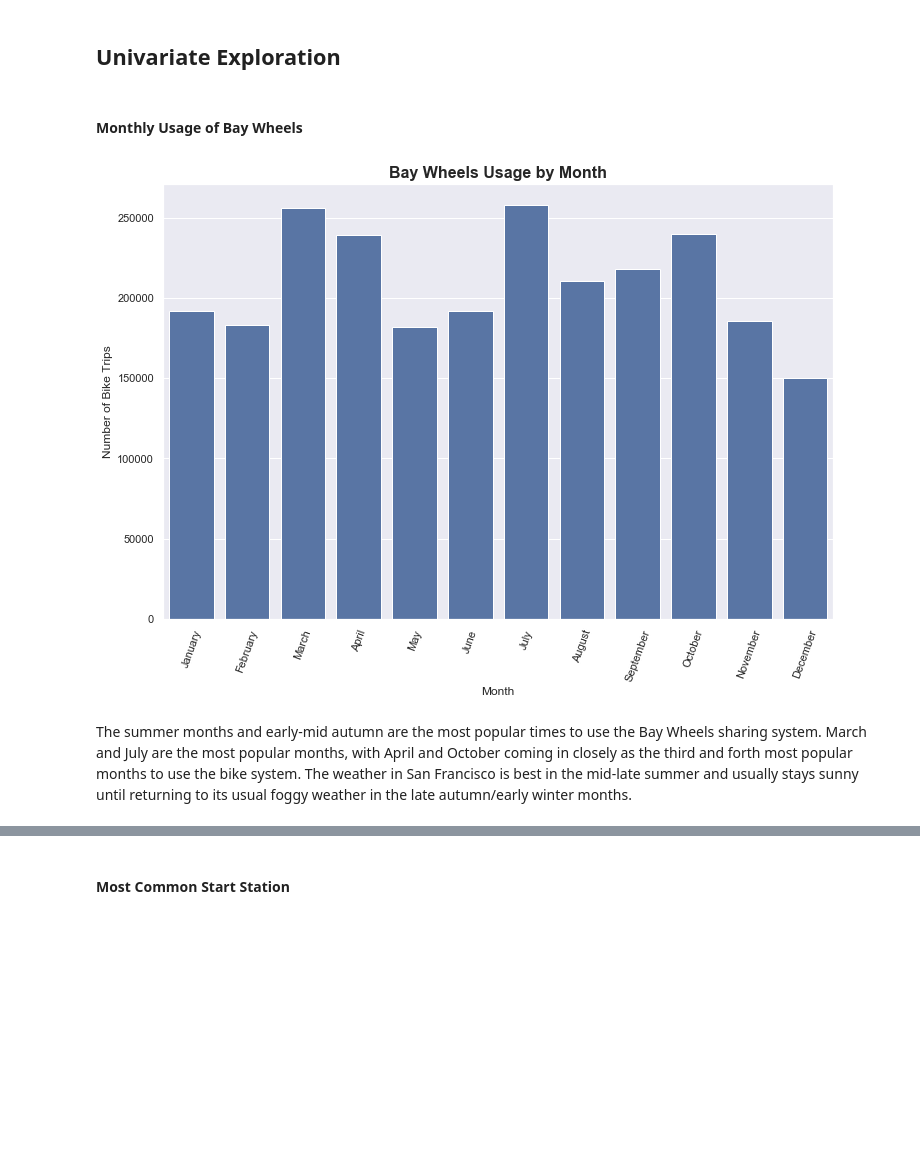
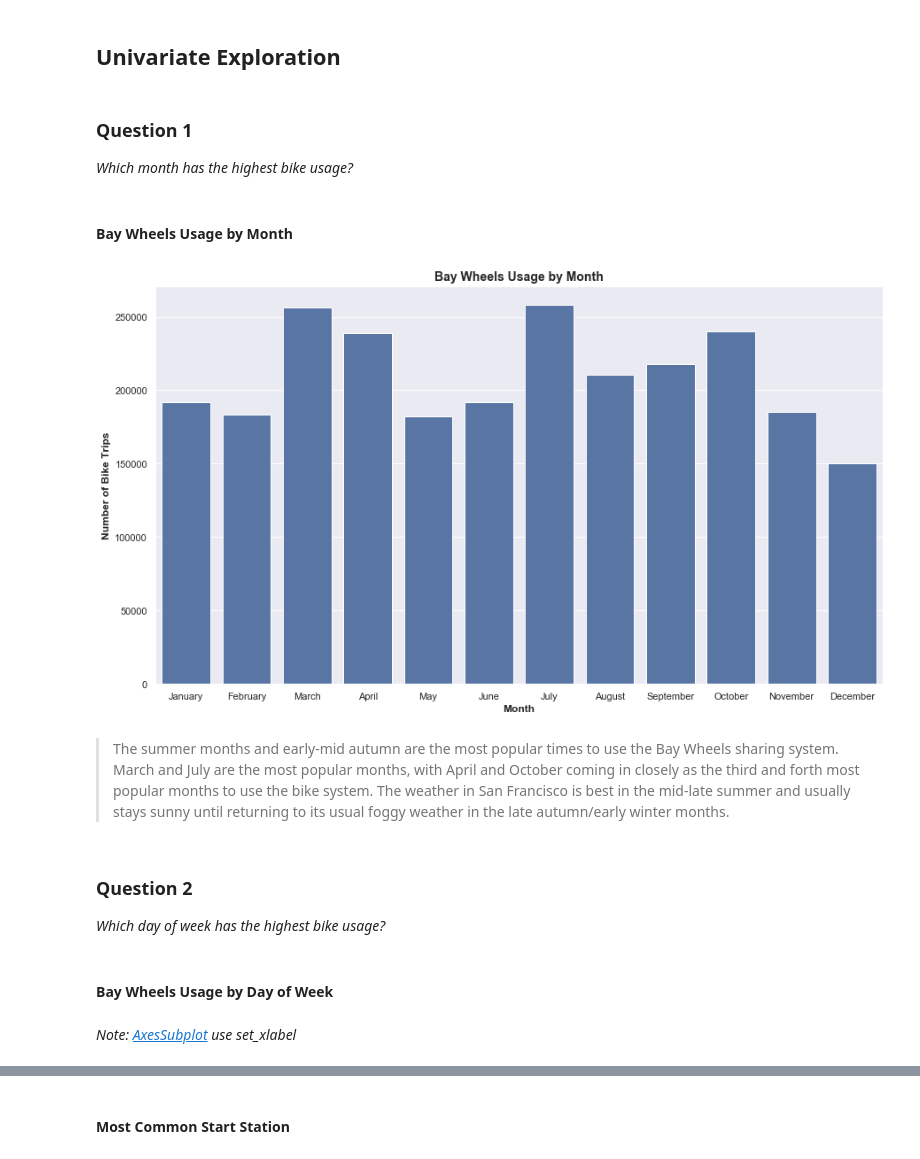
Before and after one commit to Kennedy0904/Udacity, a Jupyter notebook: Project Communicate_Data_Findings/exploration_template.ipynb, the cells around one changed output, grey strips where cells are left out. Drawn from its saved outputs; the diff is of its cells as text; code cells hidden in the pictures; blank space fills up the shorter version.

Commit message:
First Resubmission 20200509

```diff
--- a/Project Communicate_Data_Findings/exploration_template.ipynb
+++ b/Project Communicate_Data_Findings/exploration_template.ipynb
@@ -436,20 +438,31 @@ base_color = sns.color_palette()[0]
 # %%
 # Set sns style
 sns.set(style="darkgrid")
+# %% [markdown]
+### Question 1
+*Which month has the highest bike usage?*
 # %% [markdown]
-#### Monthly Usage of Bay Wheels
+####  Bay Wheels Usage by Month
 # %%
+#.title() to make the first letter in each word upper case:
 # Monthly usage of the Bay Wheels
-plt.figure(figsize=(12, 8))
+plt.figure(figsize=[14.70, 8.27])
 ax = sns.countplot(data = df_clean,
                    x = 'start_time_month',
                    color = base_color)
-ax.set_title('Bay Wheels Usage by Month', fontdict = {'fontsize':16,  'fontweight':'bold'})
-ax.set_xlabel('Month')
-ax.set_ylabel('Number of Bike Trips')
+ax.set_title('Bay Wheels Usage by Month', fontdict = {'fontsize':14,  'fontweight':'bold'})
+ax.set_xlabel('Month', fontsize = 12, weight = "bold")
+ax.set_ylabel('Number of Bike Trips', fontsize = 12, weight = "bold")
 #ax.set(xlabel='Month', ylabel='Number of Bike Trips', title='Bay Wheels Usage by Month')
-ax.set_xticklabels(ax.get_xticklabels(), rotation=70);
+ax.set_xticklabels(ax.get_xticklabels(), rotation = 0);
 # %% [output]
-[figure, old version]
+[figure, new version]
 # %% [markdown]
-The summer months and early-mid autumn are the most popular times to use the Bay Wheels sharing system. March and July are the most popular months, with April and October coming in closely as the third and forth most popular months to use the bike system. The weather in San Francisco is best in the mid-late summer and usually stays sunny until returning to its usual foggy weather in the late autumn/early winter months.
+> The summer months and early-mid autumn are the most popular times to use the Bay Wheels sharing system. March and July are the most popular months, with April and October coming in closely as the third and forth most popular months to use the bike system. The weather in San Francisco is best in the mid-late summer and usually stays sunny until returning to its usual foggy weather in the late autumn/early winter months.
+# %% [markdown]
+### Question 2
+*Which day of week has the highest bike usage?*
+# %% [markdown]
+#### Bay Wheels Usage by Day of Week
+# %% [markdown]
+*Note: [AxesSubplot](https://matplotlib.org/api/axes_api.html) use set_xlabel*
```
Also changed, not shown: parts of 77 cells of this notebook, 2 other files.
